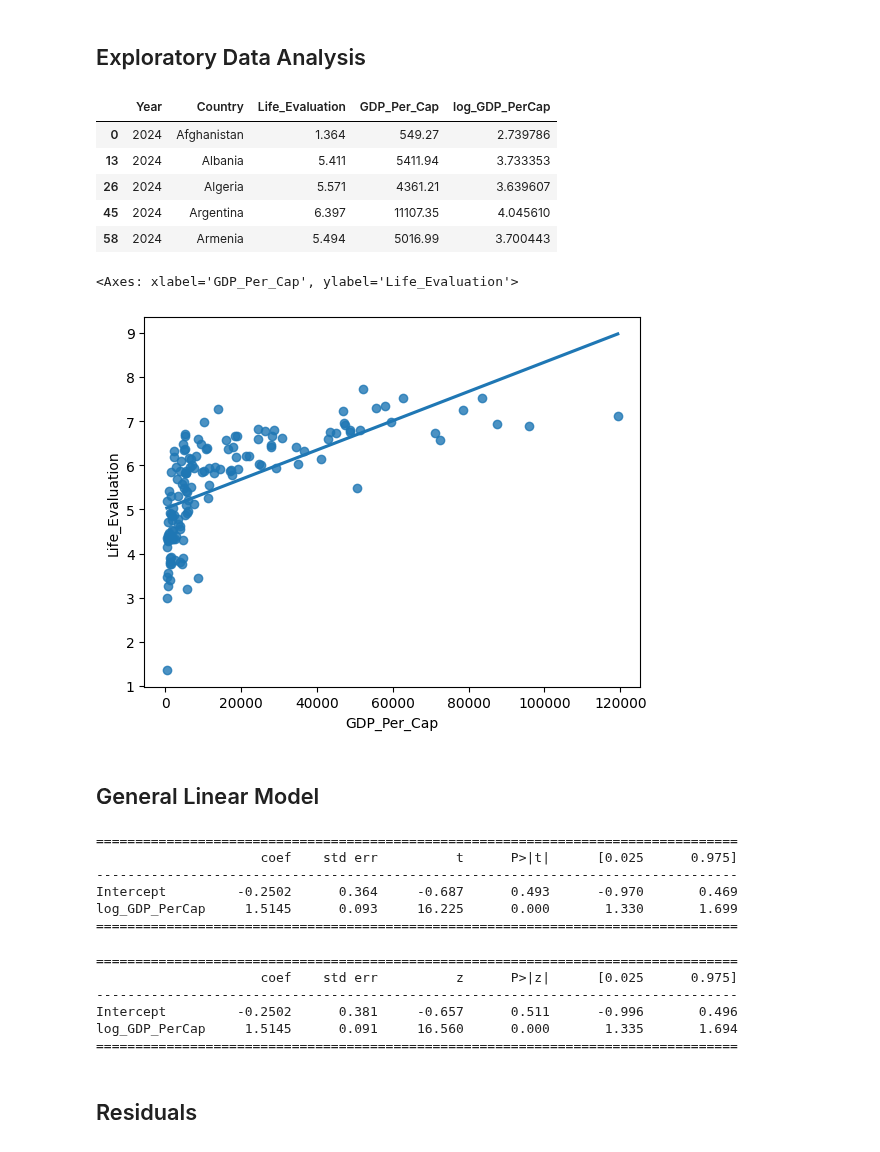
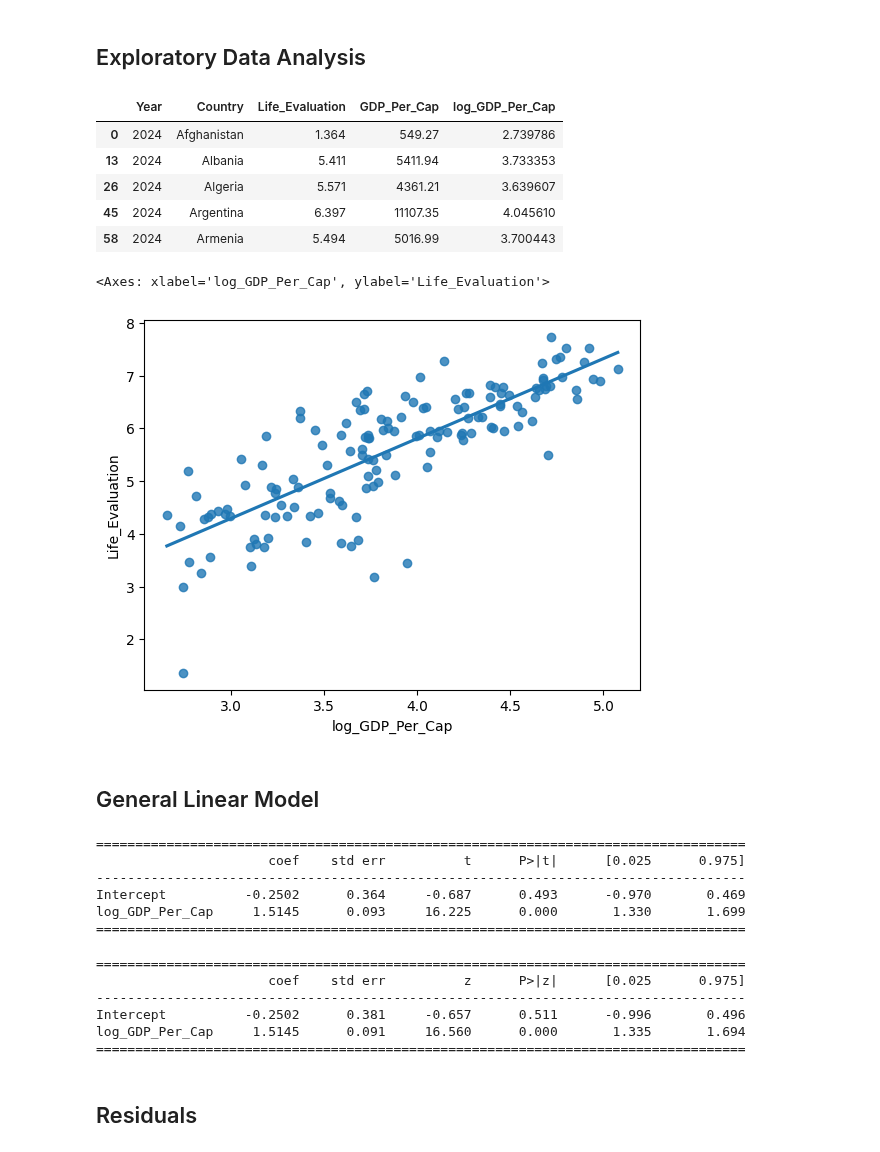
Before and after one commit to tayweid/tayweid.github.io, a Jupyter notebook: econ-0150/parts/part-4-2/Exercise_4_2.ipynb, the cells around one changed output. Saved outputs shown, nothing was run; the diff lists cells and outputs as text; code cells hidden in the pictures.

Commit message:
update hw 4.2 data

```diff
--- a/econ-0150/parts/part-4-2/Exercise_4_2.ipynb
+++ b/econ-0150/parts/part-4-2/Exercise_4_2.ipynb
@@ -18,13 +18,13 @@ file_path = 'https://tayweid.github.io/econ-0150/parts/part-4-1/data/'
 # Load
 data = pd.read_csv(file_path + 'Life_Evaluation_GDP_PerCap.csv')
 # Log Transformation
-data['log_GDP_PerCap'] = np.log10(data['GDP_Per_Cap'])
+data['log_GDP_Per_Cap'] = np.log10(data['GDP_Per_Cap'])
 # Filter: 2024
 data = data[data['Year'] == 2024]
 # Show
 data.head()
 # %% [output]
-|  | Year | Country | Life_Evaluation | GDP_Per_Cap | log_GDP_PerCap |
+|  | Year | Country | Life_Evaluation | GDP_Per_Cap | log_GDP_Per_Cap |
 | 0 | 2024 | Afghanistan | 1.364 | 549.27 | 2.739786 |
 | 13 | 2024 | Albania | 5.411 | 5411.94 | 3.733353 |
 | 26 | 2024 | Algeria | 5.571 | 4361.21 | 3.639607 |
@@ -32,34 +32,34 @@ data.head()
 | 58 | 2024 | Armenia | 5.494 | 5016.99 | 3.700443 |
 # %%
 # Visualize: Numerical x Numerical
-sns.regplot(y='Life_Evaluation', x='GDP_Per_Cap', data=data, ci=None)
+sns.regplot(y='Life_Evaluation', x='log_GDP_Per_Cap', data=data, ci=None)
 # %% [output]
-<Axes: xlabel='GDP_Per_Cap', ylabel='Life_Evaluation'>
+<Axes: xlabel='log_GDP_Per_Cap', ylabel='Life_Evaluation'>
-[figure, old version]
+[figure, new version]
 # %% [markdown]
 ## General Linear Model
 # %%
 # Model: y = b + mx
-model = smf.ols('Life_Evaluation ~ log_GDP_PerCap', data).fit() # Intercept is included by default
+model = smf.ols('Life_Evaluation ~ log_GDP_Per_Cap', data).fit() # Intercept is included by default
 print(model.summary().tables[1])
 # %% [output]
-==================================================================================
-                     coef    std err          t      P>|t|      [0.025      0.975]
-----------------------------------------------------------------------------------
-Intercept         -0.2502      0.364     -0.687      0.493      -0.970       0.469
-log_GDP_PerCap     1.5145      0.093     16.225      0.000       1.330       1.699
-==================================================================================
+===================================================================================
+                      coef    std err          t      P>|t|      [0.025      0.975]
+-----------------------------------------------------------------------------------
+Intercept          -0.2502      0.364     -0.687      0.493      -0.970       0.469
+log_GDP_Per_Cap     1.5145      0.093     16.225      0.000       1.330       1.699
+===================================================================================
 # %%
-# Fit the model with robust standard errors (HC3: heteroskedastic-constant)
-robust_model = smf.ols('Life_Evaluation ~ log_GDP_PerCap', data=data).fit(cov_type='HC3')
-print(robust_model.summary().tables[1])
+# Model: y = b + mx
+model = smf.ols('Life_Evaluation ~ log_GDP_Per_Cap', data).fit(cov_type='HC3') # Intercept is included by default
+print(model.summary().tables[1])
 # %% [output]
-==================================================================================
-                     coef    std err          z      P>|z|      [0.025      0.975]
-----------------------------------------------------------------------------------
-Intercept         -0.2502      0.381     -0.657      0.511      -0.996       0.496
-log_GDP_PerCap     1.5145      0.091     16.560      0.000       1.335       1.694
-==================================================================================
+===================================================================================
+                      coef    std err          z      P>|z|      [0.025      0.975]
+-----------------------------------------------------------------------------------
+Intercept          -0.2502      0.381     -0.657      0.511      -0.996       0.496
+log_GDP_Per_Cap     1.5145      0.091     16.560      0.000       1.335       1.694
+===================================================================================
 # %% [markdown]
 ## Residuals
 # %%
```
Also changed, not shown: parts of 4 cells of this notebook, 7 other files.
